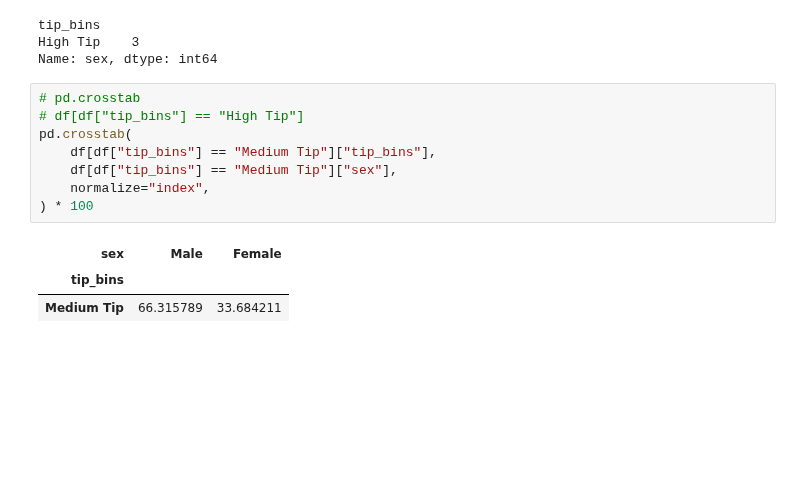
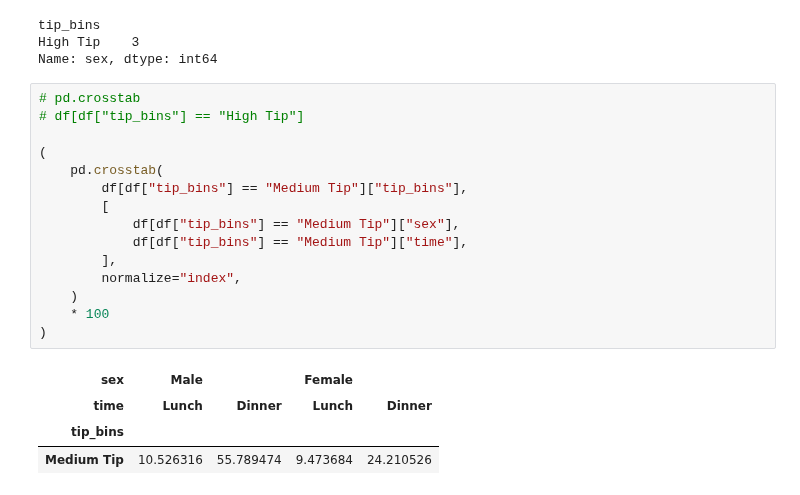
Before and after one commit to gauravgulia26/DataScience_Toolkit, a Jupyter notebook: Machine_Learning_2025/binning/binning.ipynb, the cells around one changed output. Cells and saved outputs as stored; diff of their text form; blank space fills up the shorter version.

```diff
--- a/Machine_Learning_2025/binning/binning.ipynb
+++ b/Machine_Learning_2025/binning/binning.ipynb
@@ -63,12 +63,20 @@ Name: sex, dtype: int64
 # %%
 # pd.crosstab
 # df[df["tip_bins"] == "High Tip"]
-pd.crosstab(
-    df[df["tip_bins"] == "Medium Tip"]["tip_bins"],
-    df[df["tip_bins"] == "Medium Tip"]["sex"],
-    normalize="index",
-) * 100
+
+(
+    pd.crosstab(
+        df[df["tip_bins"] == "Medium Tip"]["tip_bins"],
+        [
+            df[df["tip_bins"] == "Medium Tip"]["sex"],
+            df[df["tip_bins"] == "Medium Tip"]["time"],
+        ],
+        normalize="index",
+    )
+    * 100
+)
 # %% [output]
-| sex | Male | Female |
-| tip_bins |  |  |
-| Medium Tip | 66.315789 | 33.684211 |
+| sex | Male |  | Female |  |
+| time | Lunch | Dinner | Lunch | Dinner |
+| tip_bins |  |  |  |  |
+| Medium Tip | 10.526316 | 55.789474 | 9.473684 | 24.210526 |
```
Also changed, not shown: parts of 19 cells of this notebook.
